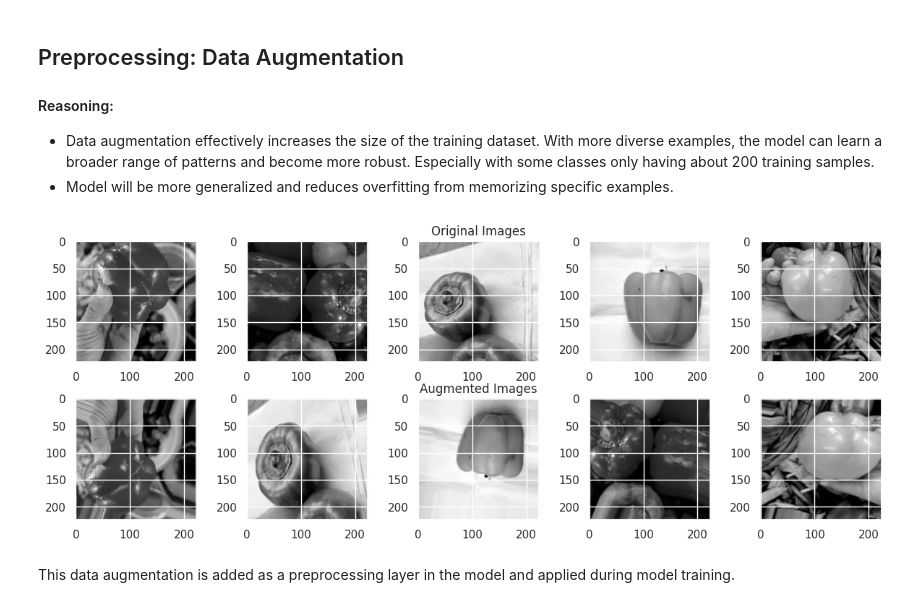
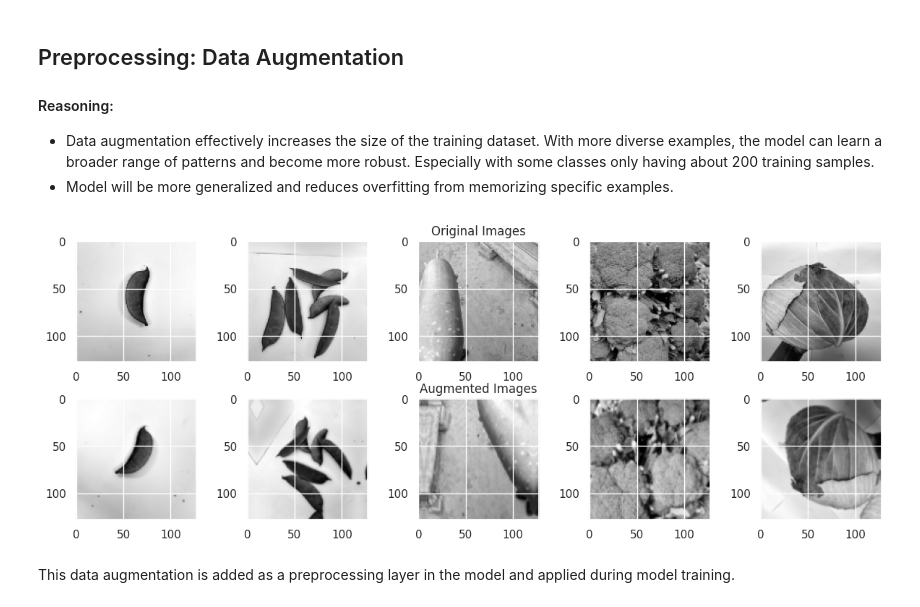
Before and after one commit to glennwuwu/vegetable-image-classification-cnn, a Jupyter notebook: CNN.ipynb, the cells around one changed output. Saved outputs shown, nothing was run; the diff lists cells and outputs as text; code cells hidden in the pictures.

```diff
--- a/CNN.ipynb
+++ b/CNN.ipynb
@@ -201,0 +190,8 @@ val_images, val_labels = load_images('Vegetable Images/validation/', 224)
+# %%
+train_dir = 'Vegetable Images/train/'
+test_dir = 'Vegetable Images/test/'
+validation_dir = 'Vegetable Images/validation/'
+# %%
+train = image_dataset_from_directory(train_dir, batch_size=None, image_size=(224, 224), color_mode="grayscale", label_mode="categorical")
+test = image_dataset_from_directory(test_dir, batch_size=None, image_size=(224, 224), color_mode="grayscale", label_mode="categorical")
+validation = image_dataset_from_directory(validation_dir, batch_size=None, image_size=(224, 224), color_mode="grayscale", label_mode="categorical")
@@ -244,22 +248,21 @@ large_test_images = resize_large(test_images)
 # %%
 fig, axes = plt.subplots(2, 5, figsize=(15, 5))
 
 # axes = np.flatten(axes)
 plt.subplots_adjust(hspace=0.3, wspace=0.1)
 
-augmented = datagen.flow(train_images[:5])
-
-for i in range(5):
-    axes[0][i].imshow(train_images[i], cmap="gray")
-    axes[1][i].imshow(augmented[0][i], cmap="gray")
+for i, (image, label) in enumerate(large_train.take(5)):
+    # print(image.shape)
+    axes[0][i].imshow(image, cmap="gray")
+    axes[1][i].imshow(image_augmentation(image), cmap="gray")
 
 
 axes[0][2].set_title("Original Images")
 axes[1][2].set_title("Augmented Images")
 
 plt.show()
 # %% [output]
-[figure, old version]
+[figure, new version]
 # %% [markdown]
 This data augmentation is added as a preprocessing layer in the model and applied during model training.
 # %% [markdown]
```
Also changed, not shown: parts of 31 cells of this notebook, 4 other files.
